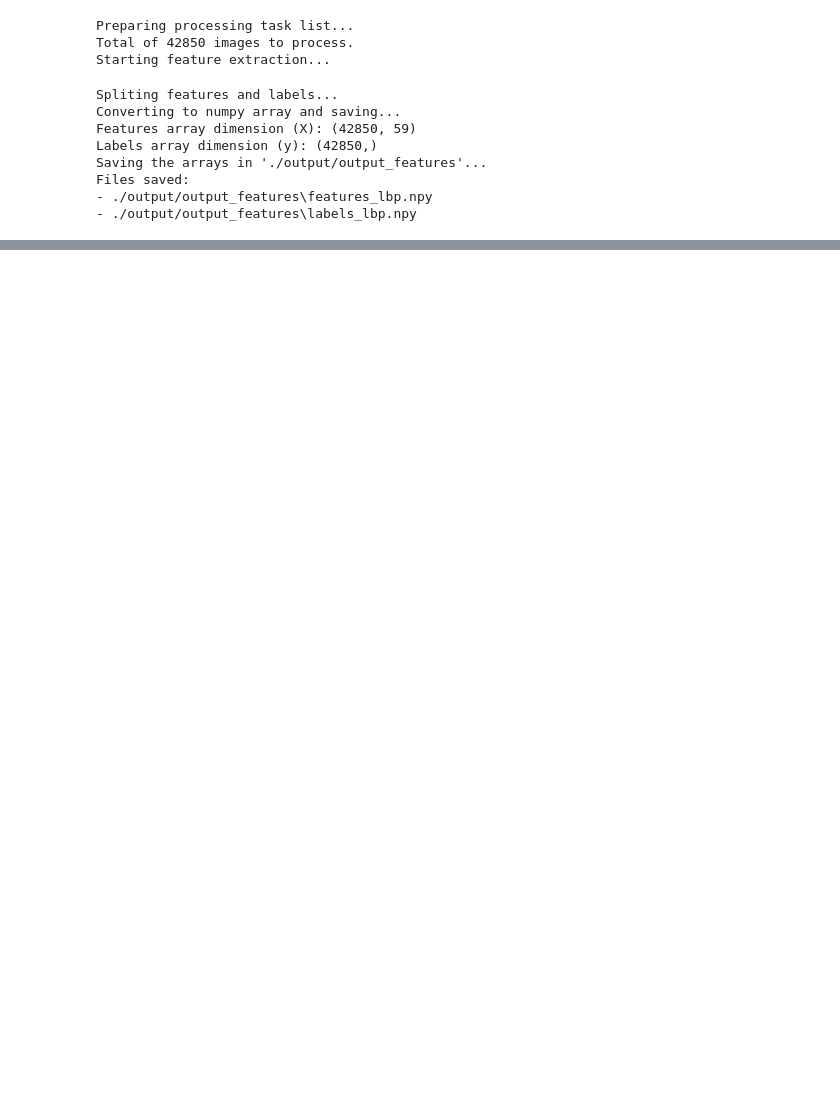
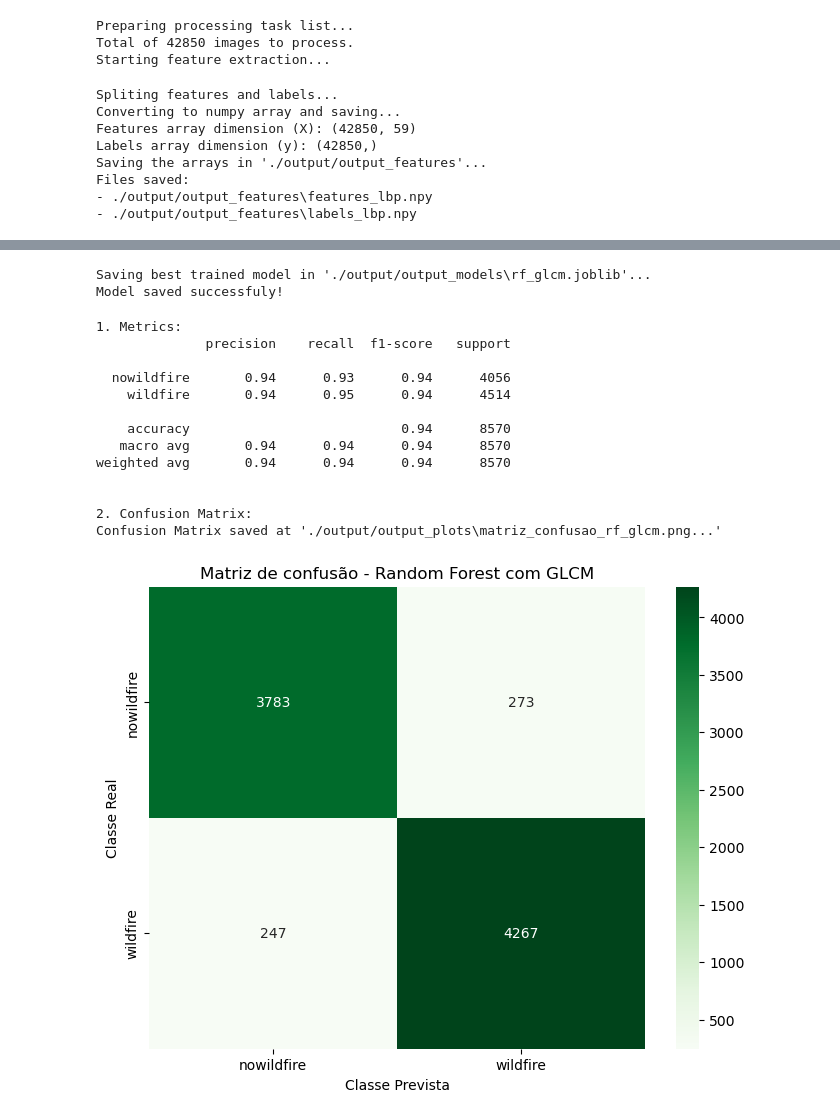
Before and after one commit to GalafassiNAT/wildfire_classificator, a Jupyter notebook: Wildfire Classifier.ipynb, the cells around one changed output, grey strips where cells are left out. Cells and saved outputs as stored; diff of their text form; code cells hidden in the pictures; blank space fills up the shorter version.

```diff
--- a/Wildfire Classifier.ipynb
+++ b/Wildfire Classifier.ipynb
@@ -174,0 +526,11 @@ print(f'Data split into {len(X_train)} train samples and {len(X_test)} test samp
+# %%
+# Lendo as features e labels extraídas por GLCM
+print("Loading features and labels from GLCM...")
+X = np.load(features_file_glcm)
+y = np.load(labels_file_glcm)
+print("Data loaded.")
+
+# Dividindo o conjunto novamente em treino e teste.
+X_train, X_test, y_train, y_test = train_test_split(X,y, test_size=0.2)
+
+print(f"Data split into {len(X_train)} train samples and {len(X_test)} test samples.")
@@ -174,0 +584,41 @@ print(f'Data split into {len(X_train)} train samples and {len(X_test)} test samp
+# %%
+# Salvando o modelo
+model_filename = os.path.join(models_folder, 'rf_glcm.joblib')
+print(f"\nSaving best trained model in '{model_filename}'...")
+dump(best_rf_model_glcm, model_filename)
+print("Model saved successfuly!")
+# %% [output]
+Saving best trained model in './output/output_models\rf_glcm.joblib'...
+Model saved successfuly!
+# %%
+print("\n1. Metrics:")
+report_rf = classification_report(y_test, y_pred_rf_glcm, target_names=class_names)
+print(report_rf)
+
+print("\n2. Confusion Matrix:")
+cm_rf = confusion_matrix(y_test, y_pred_rf_glcm)
+plt.figure(figsize=(8,6))
+sns.heatmap(cm_rf, annot=True, fmt='d', cmap='Greens', xticklabels=class_names, yticklabels=class_names)
+plt.title('Matriz de confusão - Random Forest com GLCM')
+plt.ylabel('Classe Real')
+plt.xlabel('Classe Prevista')
+output_plot_path = os.path.join(plots_folder, 'matriz_confusao_rf_glcm.png')
+plt.savefig(output_plot_path, dpi=300)
+print(f"Confusion Matrix saved at '{output_plot_path}...'")
+
+plt.show()
+# %% [output]
+1. Metrics:
+              precision    recall  f1-score   support
+
+  nowildfire       0.94      0.93      0.94      4056
+    wildfire       0.94      0.95      0.94      4514
+
+    accuracy                           0.94      8570
+   macro avg       0.94      0.94      0.94      8570
+weighted avg       0.94      0.94      0.94      8570
+
+
+2. Confusion Matrix:
+Confusion Matrix saved at './output/output_plots\matriz_confusao_rf_glcm.png...'
+[figure, added]
```
Also changed, not shown: parts of 34 cells of this notebook, 13 other files.
